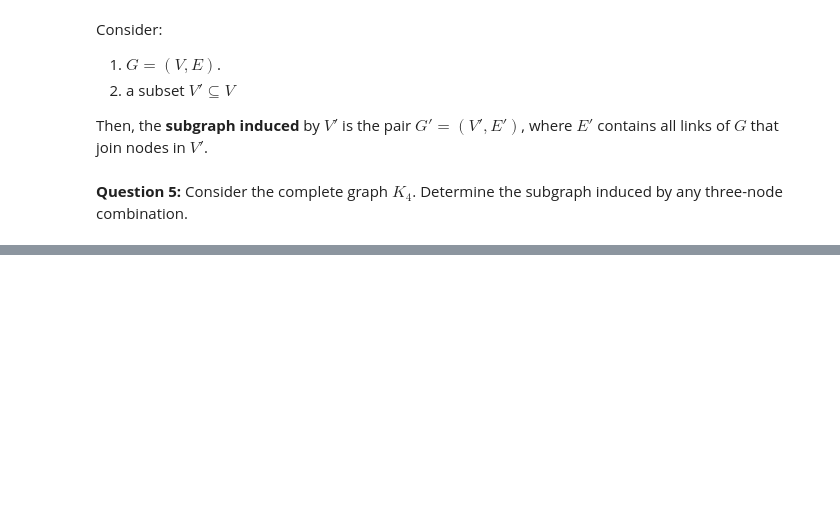
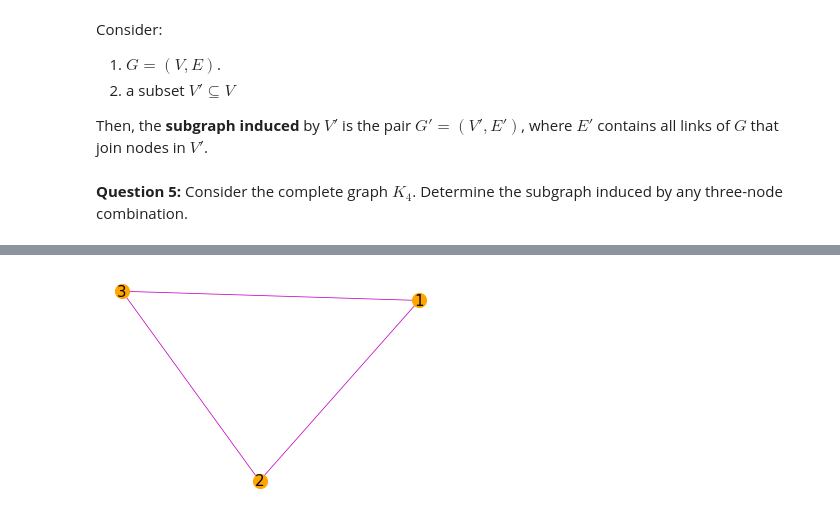
Before and after one commit to javiervz/network_science, a Jupyter notebook: graphs.ipynb, the cells around one changed output, grey strips where cells are left out. Saved outputs shown, nothing was run; the diff lists cells and outputs as text; code cells hidden in the pictures; blank space fills up the shorter version.

```diff
--- a/graphs.ipynb
+++ b/graphs.ipynb
@@ -137,0 +139,10 @@ plot_graph(K4)
+# %%
+## again K4
+K4=nx.complete_graph(4)
+# %%
+## subgraph induced by [1,2,3]
+S=K4.subgraph([1,2,3])
+# %%
+plot_graph(S)
+# %% [output]
+[figure, added]
```
Also changed, not shown: parts of 9 cells of this notebook.
